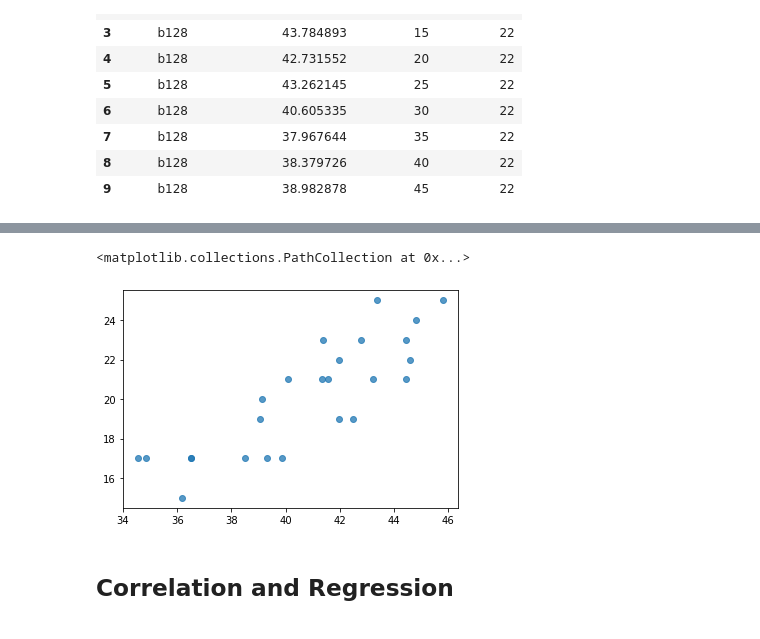
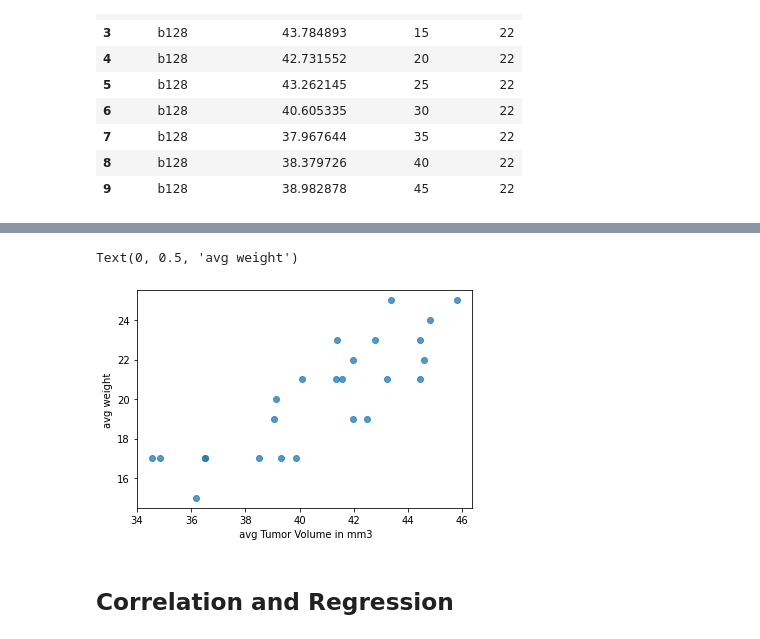
Before and after one commit to kentyjorge/matplotlib_challenge, a Jupyter notebook: pymaceuticals_starter.ipynb, the cells around one changed output, grey strips where cells are left out. Saved outputs shown, nothing was run; the diff lists cells and outputs as text; code cells hidden in the pictures.

```diff
--- a/pymaceuticals_starter.ipynb
+++ b/pymaceuticals_starter.ipynb
@@ -430,11 +501,13 @@ avg_w = mouse_group["Weight (g)"].mean()
 # %%
 # store the values above in an x and y variabel for the scatter chart
-x = avg_v
-y = avg_w
-plt.scatter(x,y,marker='o',alpha=0.75)
+mouse_group_x = avg_v
+mouse_group_y = avg_w
+plt.scatter(mouse_group_x,mouse_group_y,marker='o',alpha=0.75)
+plt.xlabel(' avg Tumor Volume in mm3')
+plt.ylabel('avg weight')
 # %% [output]
-<matplotlib.collections.PathCollection at 0x...>
+Text(0, 0.5, 'avg weight')
-[figure, old version]
+[figure, new version]
 # %% [markdown]
 ## Correlation and Regression
 # %%
```
Also changed, not shown: parts of 6 cells of this notebook.
